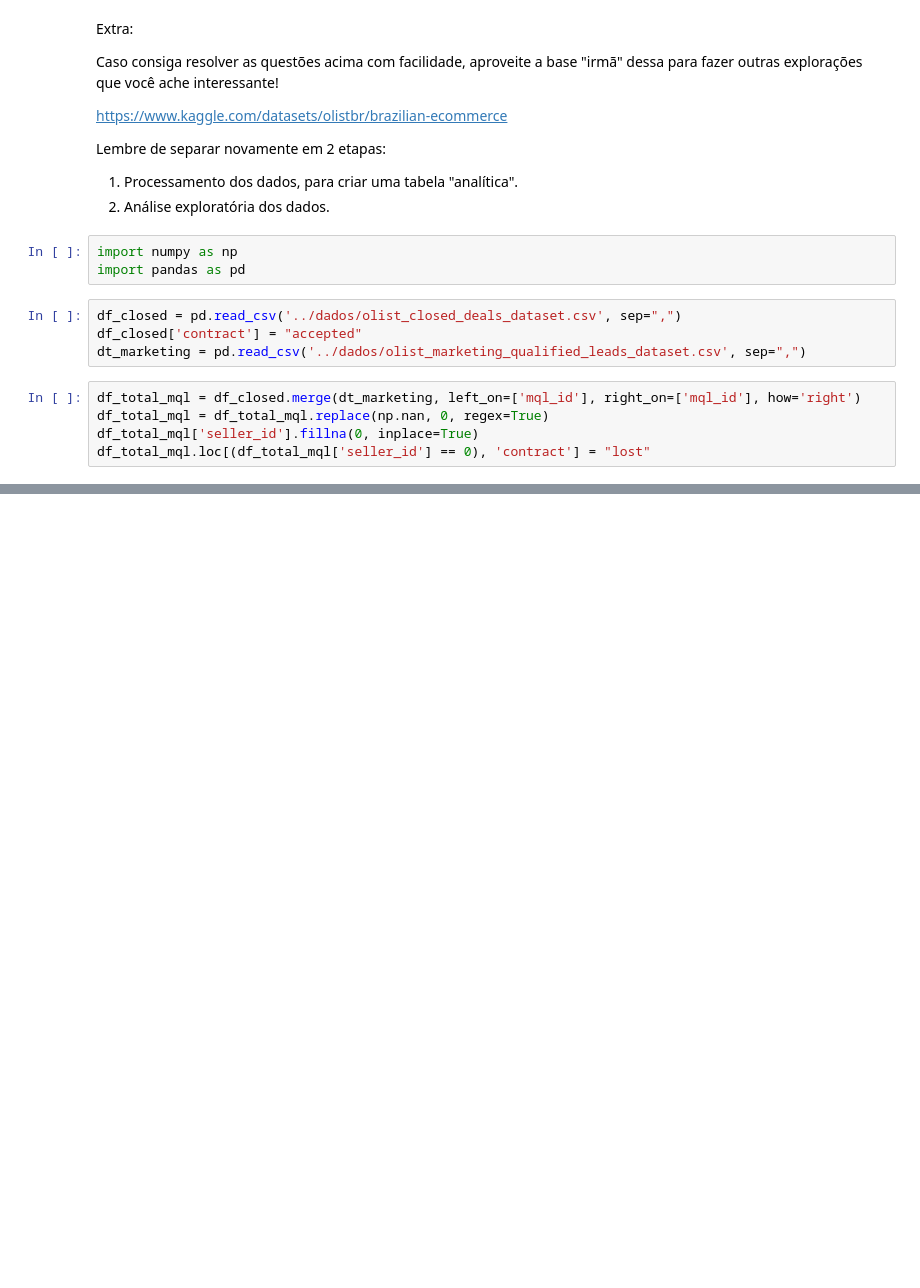
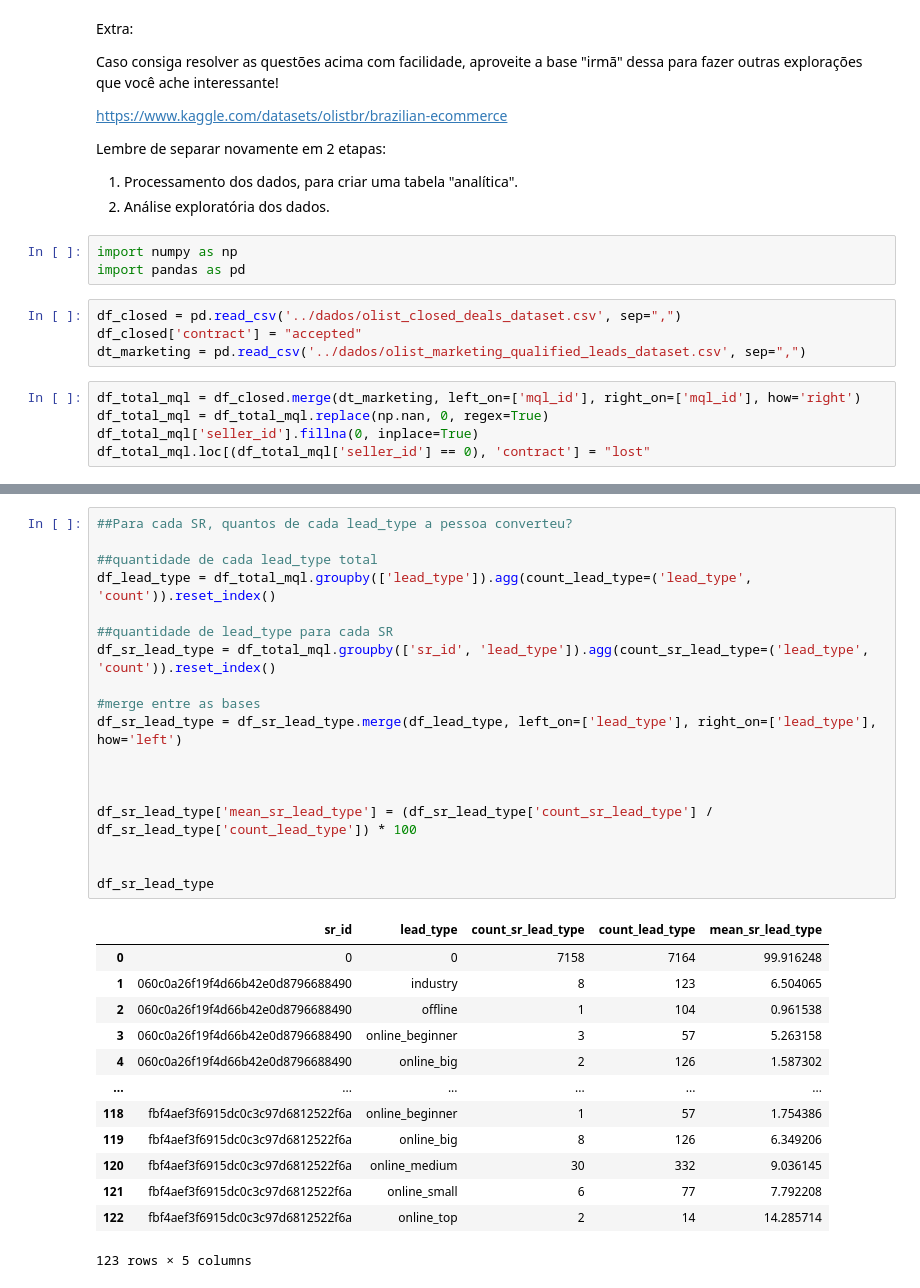
Before and after one commit to AngelicaValiati/proj1_angelica_eden, a Jupyter notebook: dados1/src/trabalho.ipynb, the cells around one changed output, grey strips where cells are left out. Saved outputs shown, nothing was run; the diff lists cells and outputs as text; blank space fills up the shorter version.

```diff
--- a/dados1/src/trabalho.ipynb
+++ b/dados1/src/trabalho.ipynb
@@ -56,0 +180,32 @@ df_total_mql['contract'].unique()
+# %%
+##Para cada SR, quantos de cada lead_type a pessoa converteu?
+
+##quantidade de cada lead_type total
+df_lead_type = df_total_mql.groupby(['lead_type']).agg(count_lead_type=('lead_type', 'count')).reset_index()
+
+##quantidade de lead_type para cada SR
+df_sr_lead_type = df_total_mql.groupby(['sr_id', 'lead_type']).agg(count_sr_lead_type=('lead_type', 'count')).reset_index()
+
+#merge entre as bases
+df_sr_lead_type = df_sr_lead_type.merge(df_lead_type, left_on=['lead_type'], right_on=['lead_type'], how='left')
+
+
+
+df_sr_lead_type['mean_sr_lead_type'] = (df_sr_lead_type['count_sr_lead_type'] / df_sr_lead_type['count_lead_type']) * 100
+
+
+df_sr_lead_type
+# %% [output]
+|  | sr_id | lead_type | count_sr_lead_type | count_lead_type | mean_sr_lead_type |
+| 0 | 0 | 0 | 7158 | 7164 | 99.916248 |
+| 1 | 060c0a26f19f4d66b42e0d8796688490 | industry | 8 | 123 | 6.504065 |
+| 2 | 060c0a26f19f4d66b42e0d8796688490 | offline | 1 | 104 | 0.961538 |
+| 3 | 060c0a26f19f4d66b42e0d8796688490 | online_beginner | 3 | 57 | 5.263158 |
+| 4 | 060c0a26f19f4d66b42e0d8796688490 | online_big | 2 | 126 | 1.587302 |
+| ... | ... | ... | ... | ... | ... |
+| 118 | fbf4aef3f6915dc0c3c97d6812522f6a | online_beginner | 1 | 57 | 1.754386 |
+| 119 | fbf4aef3f6915dc0c3c97d6812522f6a | online_big | 8 | 126 | 6.349206 |
+| 120 | fbf4aef3f6915dc0c3c97d6812522f6a | online_medium | 30 | 332 | 9.036145 |
+| 121 | fbf4aef3f6915dc0c3c97d6812522f6a | online_small | 6 | 77 | 7.792208 |
+| 122 | fbf4aef3f6915dc0c3c97d6812522f6a | online_top | 2 | 14 | 14.285714 |
+123 rows × 5 columns
```
Also changed, not shown: parts of 9 cells of this notebook.
